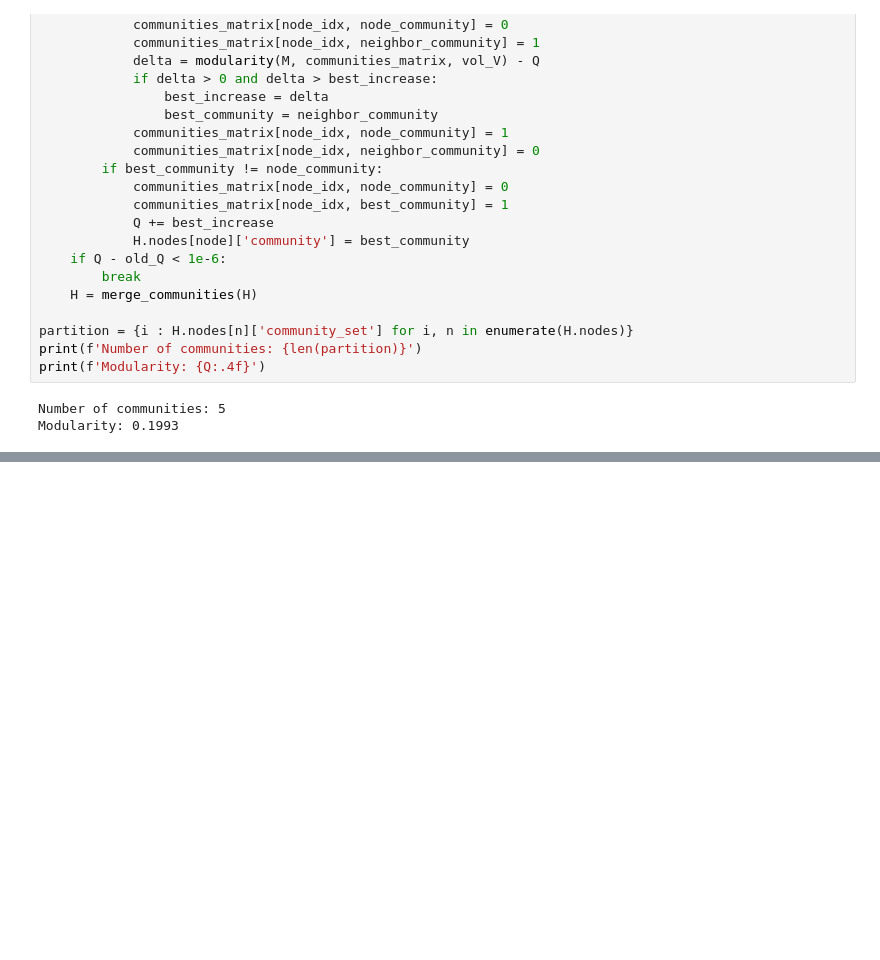
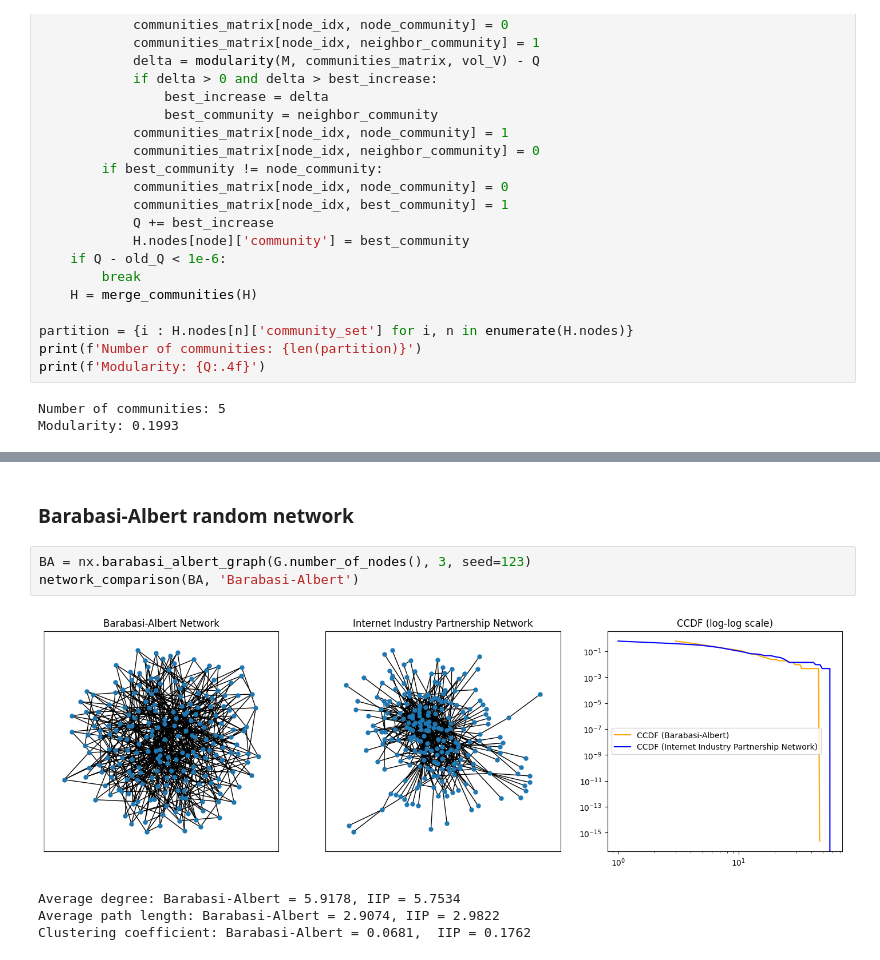
Before and after one commit to rik1599/advanced-data-science-2023, a Jupyter notebook: internet-industry-partnerships/internet-industry.partnership.ipynb, the cells around one changed output, grey strips where cells are left out. Cells and saved outputs as stored; diff of their text form; blank space fills up the shorter version.

```diff
--- a/internet-industry-partnerships/internet-industry.partnership.ipynb
+++ b/internet-industry-partnerships/internet-industry.partnership.ipynb
@@ -700,0 +750,10 @@ plt.show()
+# %% [markdown]
+### Barabasi-Albert random network
+# %%
+BA = nx.barabasi_albert_graph(G.number_of_nodes(), 3, seed=123)
+network_comparison(BA, 'Barabasi-Albert')
+# %% [output]
+[figure, added]
+Average degree: Barabasi-Albert = 5.9178, IIP = 5.7534
+Average path length: Barabasi-Albert = 2.9074, IIP = 2.9822
+Clustering coefficient: Barabasi-Albert = 0.0681,  IIP = 0.1762
```
Also changed, not shown: parts of 24 cells of this notebook, 1 other file.
